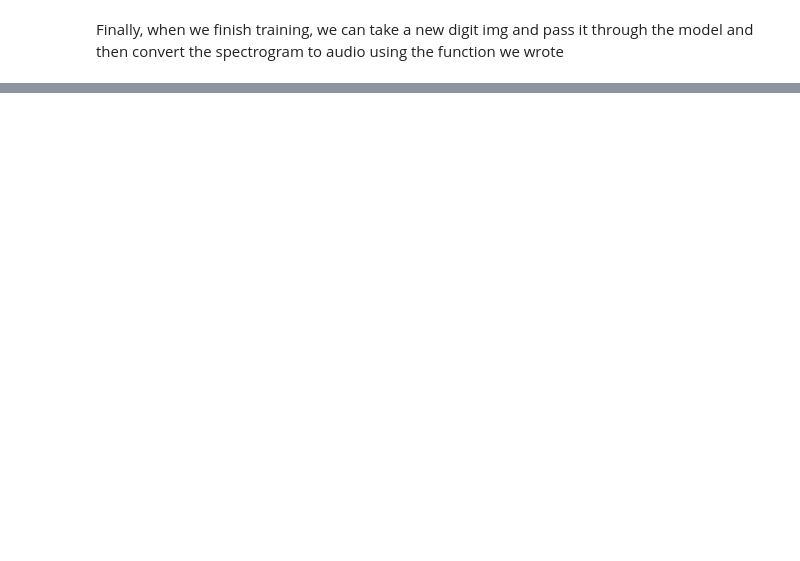
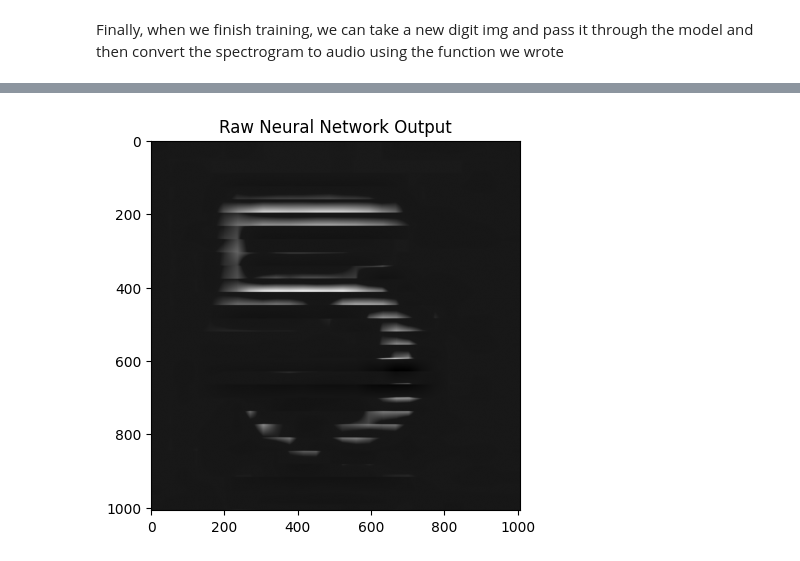
Before and after one commit to takakhoo/UNet-MNIST-to-Spectrogram, a Jupyter notebook: 1.ipynb, the cells around one changed output, grey strips where cells are left out. Saved outputs shown, nothing was run; the diff lists cells and outputs as text; code cells hidden in the pictures; blank space fills up the shorter version.

```diff
--- a/1.ipynb
+++ b/1.ipynb
@@ -815,21 +1086,2 @@ print("NN Training Complete!")
 # %% [markdown]
 Finally, when we finish training, we can take a new digit img and pass it through the model and then convert the spectrogram to audio using the function we wrote
-# %%
-# Ensure model is properly defined
-model = SpectrogramGenerator()
-
-# Load model weights
-model.load_state_dict(torch.load("relul1loss_checkpoint_step_100801.pth", map_location=device))
-model.to(device)
-model.eval()
-
-
-with torch.no_grad():
-	sample_img, sample_label = train_dataset[0] #Getting our 1st sample from MNIST
-	sample_img = sample_img.unsqueeze(0).to(device) #(1,1,28,28)
-	predicted_spectrogram = model(sample_img) #(1,1, 1008, 1008)
-	#COnverting to numpy arr + scaling
-	predicted_spectrogram_np = (predicted_spectrogram.squeeze().cpu().numpy() - predicted_spectrogram.squeeze().cpu().numpy().min())/(predicted_spectrogram.squeeze().cpu().numpy() - predicted_spectrogram.squeeze().cpu().numpy().min())
-	Image.fromarray(predicted_spectrogram_np.astype(np.uint8)).convert('RGB').save('predicted_spectrogram.png')
-	convert_to_wav(predicted_spectrogram_np, 'predicted_audio.wav', duration=1)
-	print("Inference complete. Predicted Spectrogram image and audio saved")
@@ -837,0 +1088,60 @@ NameError: name 'SpectrogramGenerator' is not defined
+# %%
+import cv2
+import torch
+import numpy as np
+import matplotlib.pyplot as plt
+from PIL import Image
+
+
+
+
+
+# Ensure device is defined
+device = torch.device("cuda" if torch.cuda.is_available() else "cpu")
+
+# Ensure model is properly defined and loaded
+model = SpectrogramGenerator()
+checkpoint_path = "U-Net_checkpoint_step_60001.pth"
+checkpoint = torch.load(checkpoint_path, map_location=device)
+model.load_state_dict(checkpoint["model_state_dict"])
+model.to(device)
+model.eval()
+
+with torch.no_grad():
+    # Read the image in grayscale
+    sample_img = cv2.imread('test.jpg', cv2.IMREAD_GRAYSCALE)  # shape: (H, W)
+    if sample_img is None:
+        raise ValueError("Could not read test.jpg. Please check the file path.")
+
+    # Resize to match the model's expected input size (28x28) since training images are 28x28
+    sample_img = cv2.resize(sample_img, (28, 28))
+
+    # Normalize image to [0,1] (as done by transforms.ToTensor() during training)
+    sample_img = sample_img.astype(np.float32) / 255.0
+
+    # Convert image to PyTorch tensor and add batch and channel dimensions -> shape (1, 1, 28, 28)
+    sample_tensor = torch.from_numpy(sample_img).unsqueeze(0).unsqueeze(0).to(device)
+
+    # Run inference: model input is a 28x28 digit; output will be a spectrogram of shape (1,1,1008,1008)
+    output = model(sample_tensor)
+
+    # Get the raw network output (without additional normalization)
+    raw_output = output.squeeze().detach().cpu().numpy()  # shape: (1008, 1008)
+
+    # Plot the raw network output for inspection
+    plt.imshow(raw_output, cmap='gray')
+    plt.title("Raw Neural Network Output")
+    plt.show()
+
+    # For saving and audio conversion, normalize the output to [0,255]
+    predicted_np = (raw_output - raw_output.min()) / (raw_output.max() - raw_output.min() + 1e-8) * 255
+    predicted_np = predicted_np.astype(np.uint8)
+
+    # Save the spectrogram image
+    Image.fromarray(predicted_np).convert('RGB').save('predicted_spectrogram.png')
+
+    # Convert the normalized spectrogram to audio (ensure that convert_to_wav is defined)
+    convert_to_wav(predicted_np, 'predicted_audio.wav', duration=1)
+    print("Inference complete. Predicted spectrogram image and audio saved")
+# %% [output]
+[figure, added]
```
Also changed, not shown: parts of 10 cells of this notebook.
